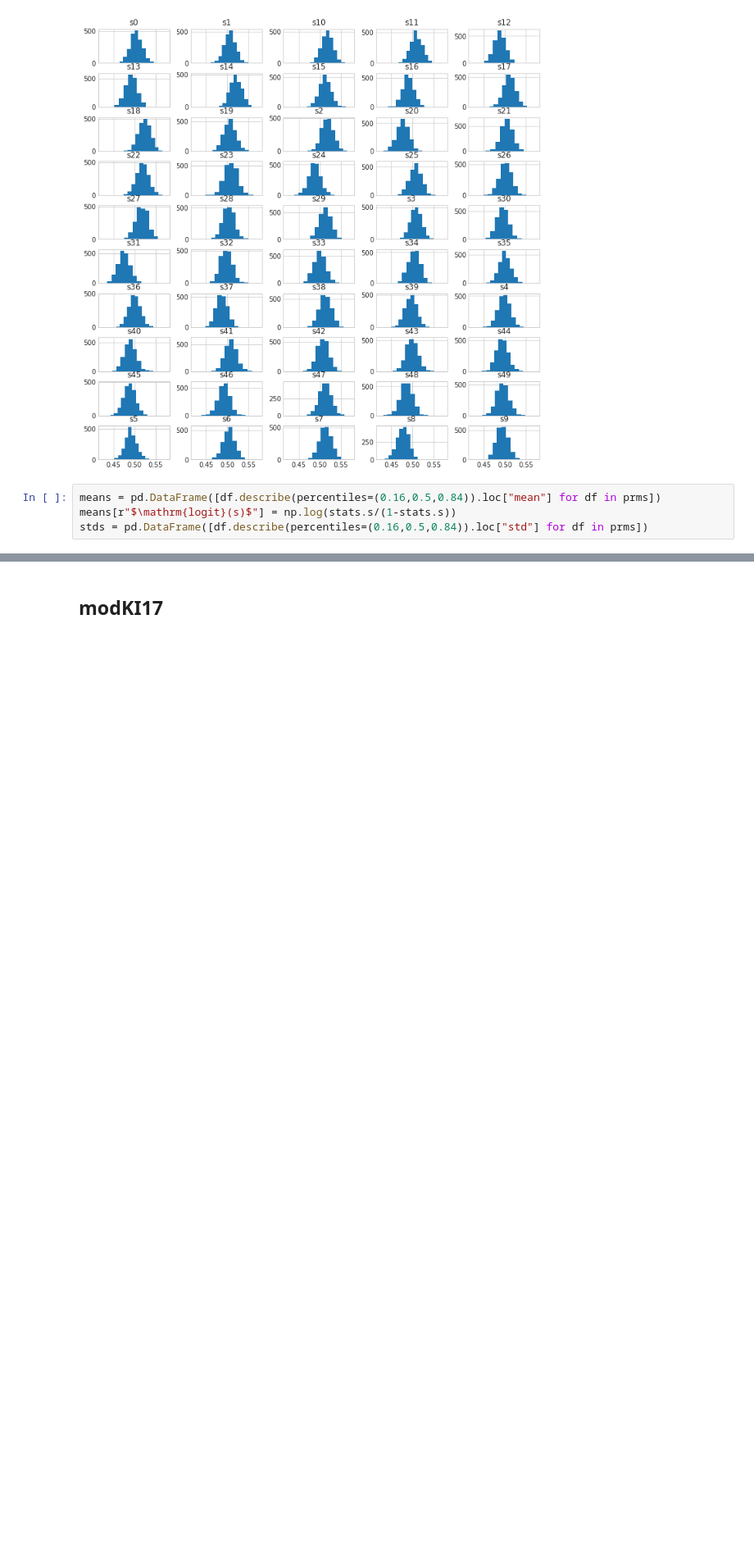
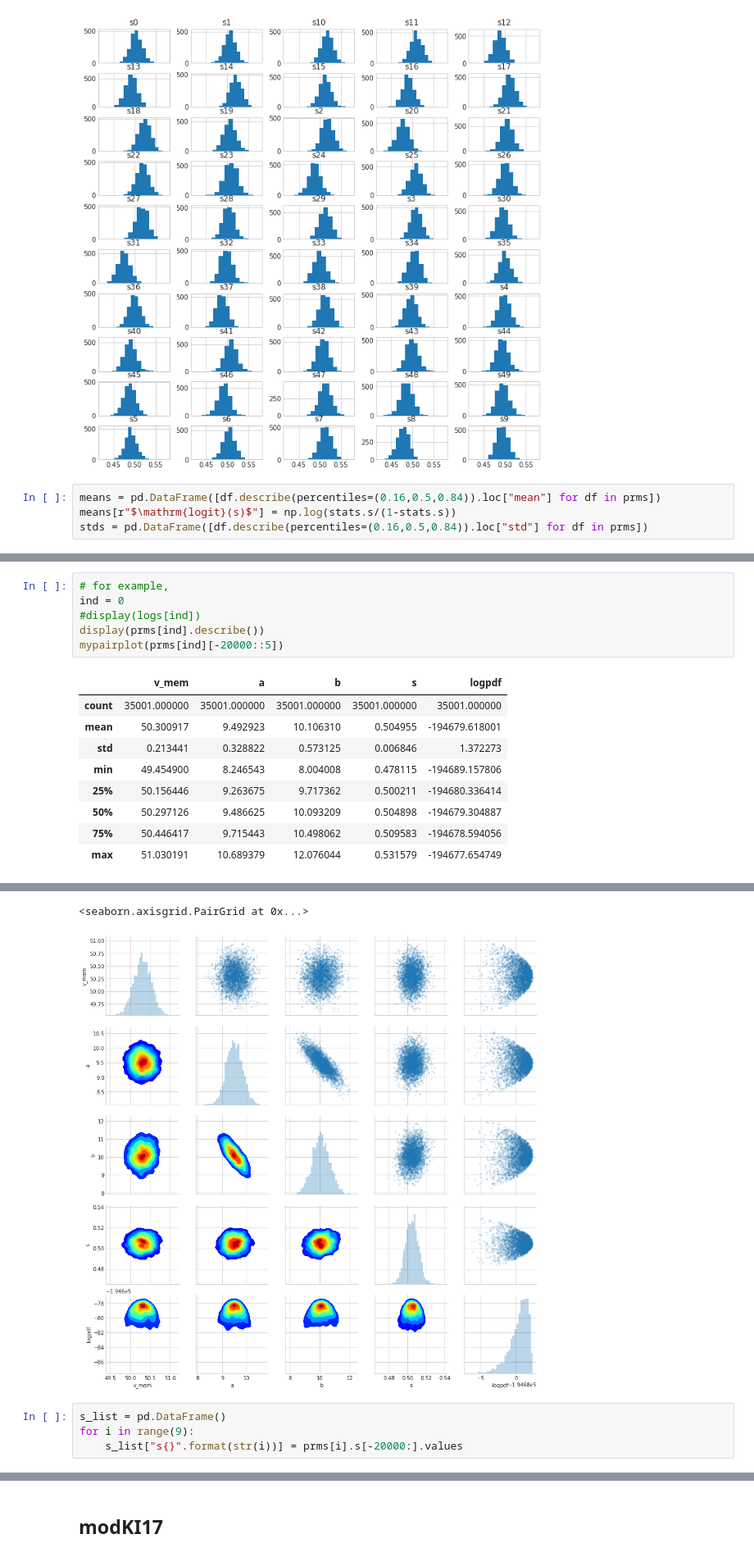
Before and after one commit to gomeshun/modKI17, a Jupyter notebook: python/unbiased_KI17_modKI17_results.ipynb, the cells around one changed output, grey strips where cells are left out. Shown at 82% size. Saved outputs shown, nothing was run; the diff lists cells and outputs as text; blank space fills up the shorter version.

```diff
--- a/python/unbiased_KI17_modKI17_results.ipynb
+++ b/python/unbiased_KI17_modKI17_results.ipynb
@@ -98,0 +156,16 @@ stds = pd.DataFrame([df.describe(percentiles=(0.16,0.5,0.84)).loc["std"] for df
+# %%
+# for example,
+ind = 0
+#display(logs[ind])
+display(prms[ind].describe())
+mypairplot(prms[ind][-20000::5])
+# %% [output]
+|  | v_mem | a | b | s | logpdf |
+| count | 35001.000000 | 35001.000000 | 35001.000000 | 35001.000000 | 35001.000000 |
+| mean | 50.300917 | 9.492923 | 10.106310 | 0.504955 | -194679.618001 |
+| std | 0.213441 | 0.328822 | 0.573125 | 0.006846 | 1.372273 |
+| min | 49.454900 | 8.246543 | 8.004008 | 0.478115 | -194689.157806 |
+| 25% | 50.156446 | 9.263675 | 9.717362 | 0.500211 | -194680.336414 |
+| 50% | 50.297126 | 9.486625 | 10.093209 | 0.504898 | -194679.304887 |
+| 75% | 50.446417 | 9.715443 | 10.498062 | 0.509583 | -194678.594056 |
+| max | 51.030191 | 10.689379 | 12.076044 | 0.531579 | -194677.654749 |
@@ -98,0 +174,6 @@ stds = pd.DataFrame([df.describe(percentiles=(0.16,0.5,0.84)).loc["std"] for df
+<seaborn.axisgrid.PairGrid at 0x...>
+[figure, added]
+# %%
+s_list = pd.DataFrame()
+for i in range(9):
+    s_list["s{}".format(str(i))] = prms[i].s[-20000:].values
```
Also changed, not shown: parts of 18 cells of this notebook, 48 other files.
